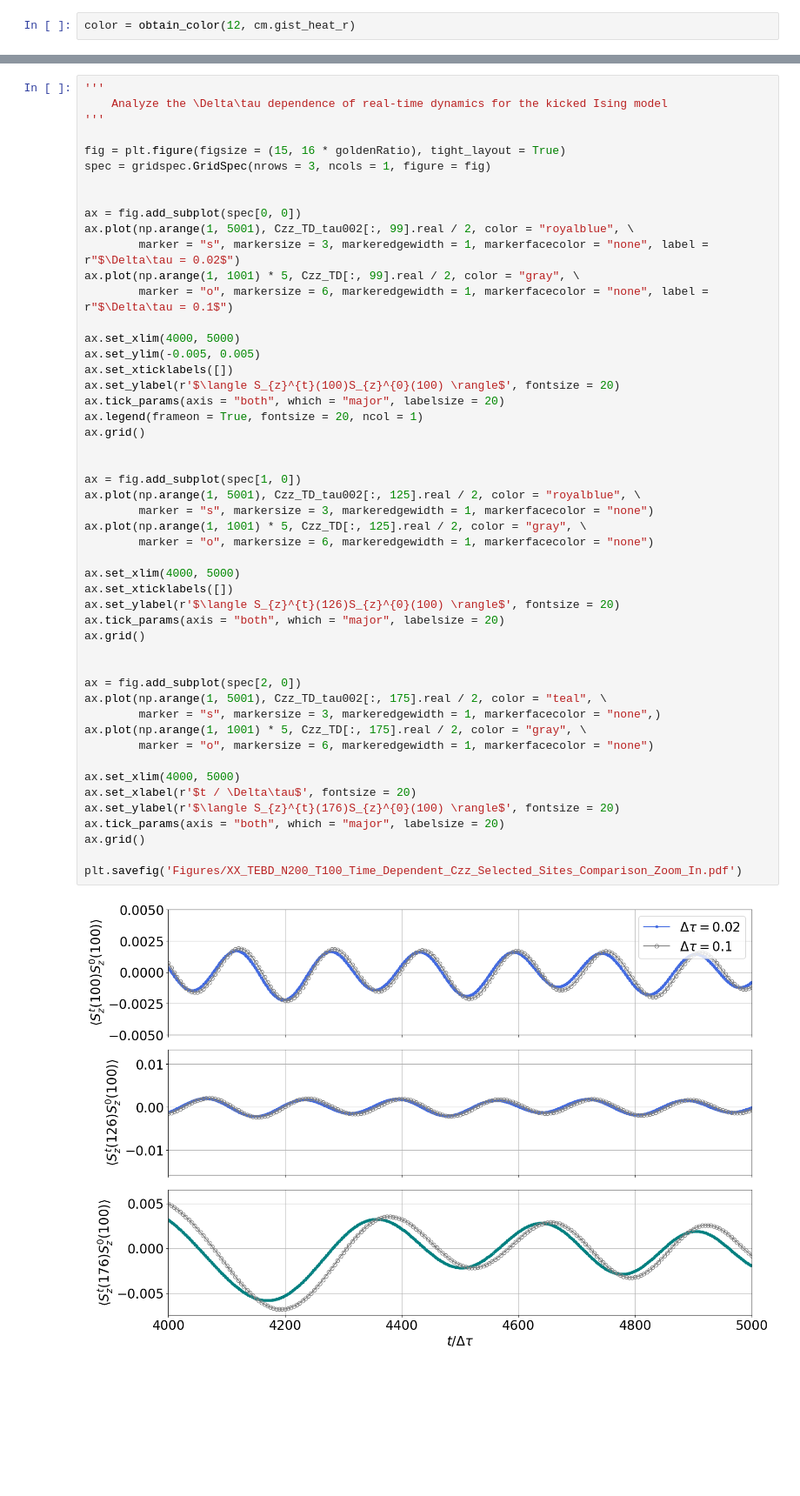
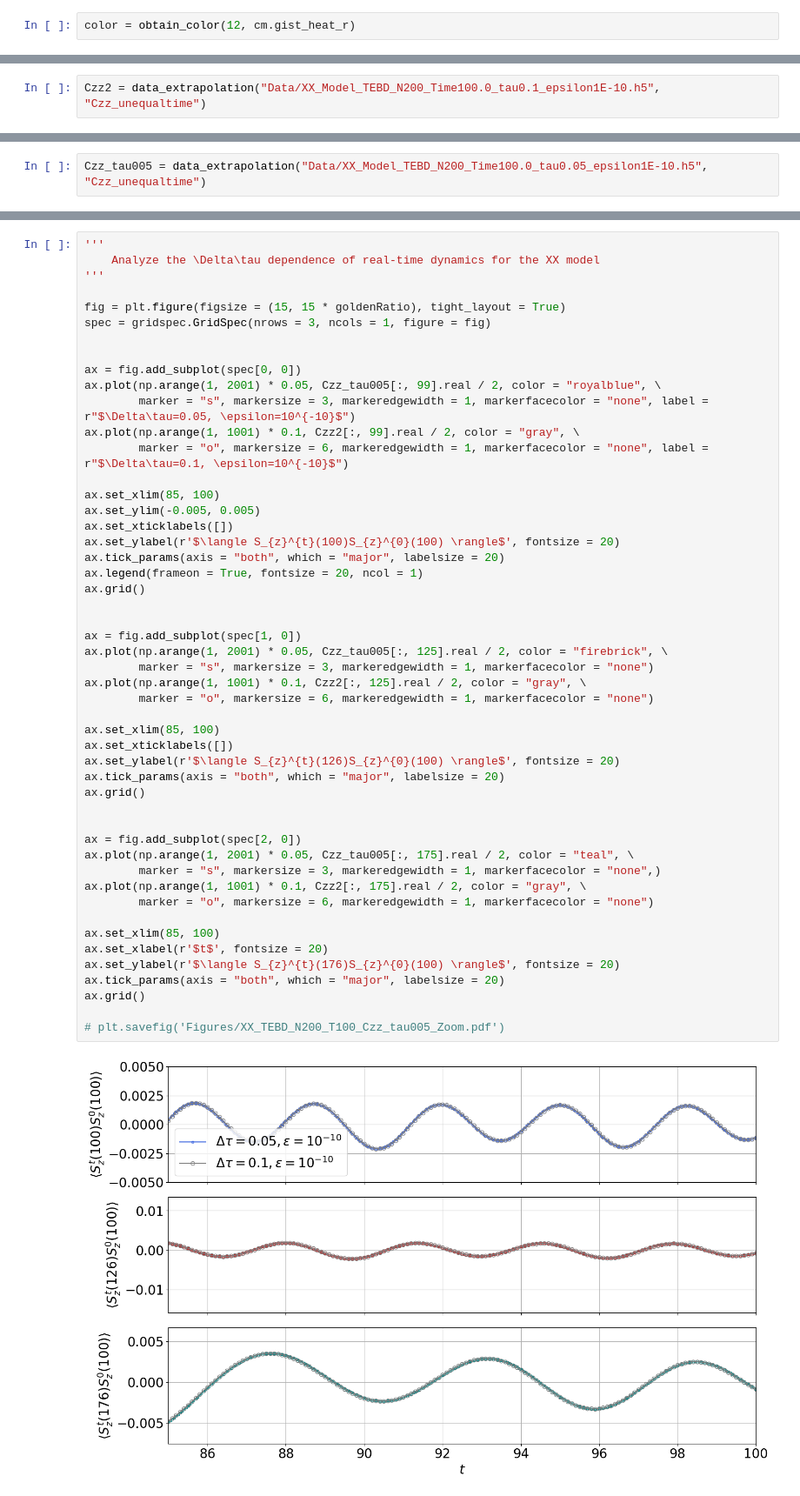
Before and after one commit to xiaobo-23/TimeEvolution, a Jupyter notebook: Spectrum_Analysis.ipynb, the cells around one changed output, grey strips where cells are left out. Shown at 87% size. Saved outputs shown, nothing was run; the diff lists cells and outputs as text; blank space fills up the shorter version.

Commit message:
Benchmark the dimmerized XX model

```diff
--- a/Spectrum_Analysis.ipynb
+++ b/Spectrum_Analysis.ipynb
@@ -52,3 +52,5 @@ Czz_TD = data_extrapolation("Data/XX_Model_TEBD_N200_Time100.0_update.h5", "Czz_
 # %% [output]
 <KeysViewHDF5 ['Bond', 'Czz', 'Czz_unequaltime', 'Psi', 'Sz']>
 (1000, 200)
+# %%
+Czz2 = data_extrapolation("Data/XX_Model_TEBD_N200_Time100.0_tau0.1_epsilon1E-10.h5", "Czz_unequaltime")
@@ -54,0 +60,2 @@ Czz_TD = data_extrapolation("Data/XX_Model_TEBD_N200_Time100.0_update.h5", "Czz_
+# %%
+Czz_tau005 = data_extrapolation("Data/XX_Model_TEBD_N200_Time100.0_tau0.05_epsilon1E-10.h5", "Czz_unequaltime")
@@ -101,52 +132,52 @@ for index in range(10):
 # %%
 '''
-    Analyze the \Delta\tau dependence of real-time dynamics for the kicked Ising model
+    Analyze the \Delta\tau dependence of real-time dynamics for the XX model
 '''
 
-fig = plt.figure(figsize = (15, 16 * goldenRatio), tight_layout = True)
+fig = plt.figure(figsize = (15, 15 * goldenRatio), tight_layout = True)
 spec = gridspec.GridSpec(nrows = 3, ncols = 1, figure = fig)
 
 
 ax = fig.add_subplot(spec[0, 0])
-ax.plot(np.arange(1, 5001), Czz_TD_tau002[:, 99].real / 2, color = "royalblue", \
-        marker = "s", markersize = 3, markeredgewidth = 1, markerfacecolor = "none", label = r"$\Delta\tau = 0.02$")
-ax.plot(np.arange(1, 1001) * 5, Czz_TD[:, 99].real / 2, color = "gray", \
-        marker = "o", markersize = 6, markeredgewidth = 1, markerfacecolor = "none", label = r"$\Delta\tau = 0.1$")
+ax.plot(np.arange(1, 2001) * 0.05, Czz_tau005[:, 99].real / 2, color = "royalblue", \
+        marker = "s", markersize = 3, markeredgewidth = 1, markerfacecolor = "none", label = r"$\Delta\tau=0.05, \epsilon=10^{-10}$")
+ax.plot(np.arange(1, 1001) * 0.1, Czz2[:, 99].real / 2, color = "gray", \
+        marker = "o", markersize = 6, markeredgewidth = 1, markerfacecolor = "none", label = r"$\Delta\tau=0.1, \epsilon=10^{-10}$")
 
-ax.set_xlim(4000, 5000)
+ax.set_xlim(85, 100)
 ax.set_ylim(-0.005, 0.005)
 ax.set_xticklabels([])
 ax.set_ylabel(r'$\langle S_{z}^{t}(100)S_{z}^{0}(100) \rangle$', fontsize = 20)
 ax.tick_params(axis = "both", which = "major", labelsize = 20)
 ax.legend(frameon = True, fontsize = 20, ncol = 1)
 ax.grid()
 
 
 ax = fig.add_subplot(spec[1, 0])
-ax.plot(np.arange(1, 5001), Czz_TD_tau002[:, 125].real / 2, color = "royalblue", \
+ax.plot(np.arange(1, 2001) * 0.05, Czz_tau005[:, 125].real / 2, color = "firebrick", \
         marker = "s", markersize = 3, markeredgewidth = 1, markerfacecolor = "none")
-ax.plot(np.arange(1, 1001) * 5, Czz_TD[:, 125].real / 2, color = "gray", \
+ax.plot(np.arange(1, 1001) * 0.1, Czz2[:, 125].real / 2, color = "gray", \
         marker = "o", markersize = 6, markeredgewidth = 1, markerfacecolor = "none")
 
-ax.set_xlim(4000, 5000)
+ax.set_xlim(85, 100)
 ax.set_xticklabels([])
 ax.set_ylabel(r'$\langle S_{z}^{t}(126)S_{z}^{0}(100) \rangle$', fontsize = 20)
 ax.tick_params(axis = "both", which = "major", labelsize = 20)
 ax.grid()
 
 
 ax = fig.add_subplot(spec[2, 0])
-ax.plot(np.arange(1, 5001), Czz_TD_tau002[:, 175].real / 2, color = "teal", \
+ax.plot(np.arange(1, 2001) * 0.05, Czz_tau005[:, 175].real / 2, color = "teal", \
         marker = "s", markersize = 3, markeredgewidth = 1, markerfacecolor = "none",)
-ax.plot(np.arange(1, 1001) * 5, Czz_TD[:, 175].real / 2, color = "gray", \
+ax.plot(np.arange(1, 1001) * 0.1, Czz2[:, 175].real / 2, color = "gray", \
         marker = "o", markersize = 6, markeredgewidth = 1, markerfacecolor = "none")
 
-ax.set_xlim(4000, 5000)
-ax.set_xlabel(r'$t / \Delta\tau$', fontsize = 20)
+ax.set_xlim(85, 100)
+ax.set_xlabel(r'$t$', fontsize = 20)
 ax.set_ylabel(r'$\langle S_{z}^{t}(176)S_{z}^{0}(100) \rangle$', fontsize = 20)
 ax.tick_params(axis = "both", which = "major", labelsize = 20)
 ax.grid()
 
-plt.savefig('Figures/XX_TEBD_N200_T100_Time_Dependent_Czz_Selected_Sites_Comparison_Zoom_In.pdf')
+# plt.savefig('Figures/XX_TEBD_N200_T100_Czz_tau005_Zoom.pdf')
 # %% [output]
-[figure, old version]
+[figure, new version]
```
Also changed, not shown: parts of 33 cells of this notebook, 2 other files.
